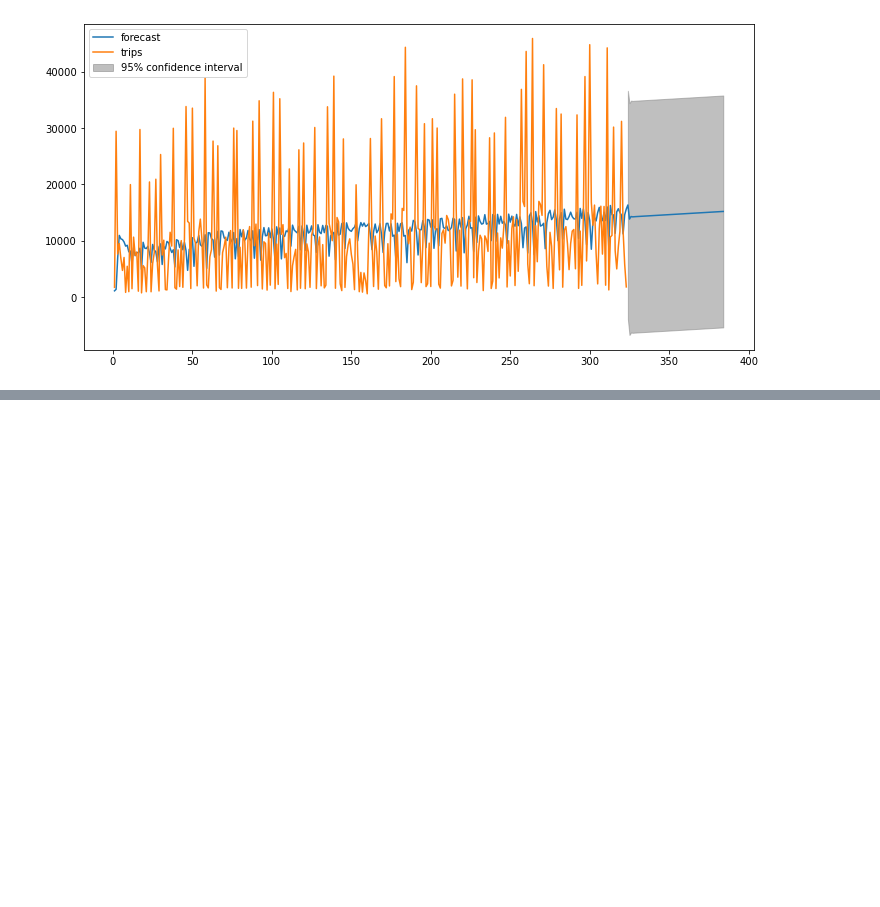
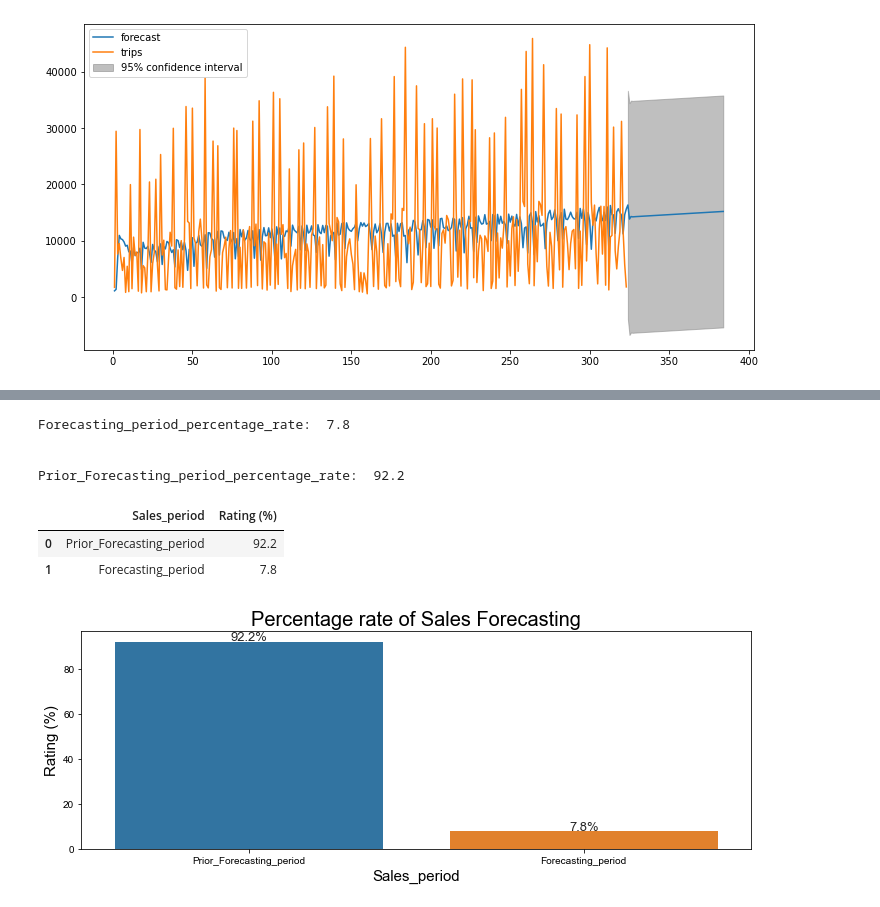
Before and after one commit to Ben-20/Uber-Trips-Forecasting, a Jupyter notebook: Uber_Trips_forecasting.ipynb, the cells around one changed output, grey strips where cells are left out. Saved outputs shown, nothing was run; the diff lists cells and outputs as text; code cells hidden in the pictures; blank space fills up the shorter version.

```diff
--- a/Uber_Trips_forecasting.ipynb
+++ b/Uber_Trips_forecasting.ipynb
@@ -164,0 +177,33 @@ result.plot_predict(1, 384);
+# %%
+print('Forecasting_period_percentage_rate: ', Forecasting_period_percentage_rate)
+print('\n')
+print('Prior_Forecasting_period_percentage_rate: ', Prior_Forecasting_period_percentage_rate)
+# %% [output]
+Forecasting_period_percentage_rate:  7.8
+
+
+Prior_Forecasting_period_percentage_rate:  92.2
+# %%
+result = pd.DataFrame({'Sales_period': ['Prior_Forecasting_period', 'Forecasting_period'],
+                      'Rating (%)': [92.2, 7.8]})
+# %%
+result
+# %% [output]
+|  | Sales_period | Rating (%) |
+| 0 | Prior_Forecasting_period | 92.2 |
+| 1 | Forecasting_period | 7.8 |
+# %%
+plt.figure(figsize = (12, 4))
+ax = sns.barplot(x = 'Sales_period', y = 'Rating (%)', data = result)
+plt.title('Percentage rate of Sales Forecasting', fontsize = 20)
+plt.xlabel('Sales_period', fontsize = 15)
+plt.ylabel('Rating (%)', fontsize = 15)
+sns.set_style('darkgrid')
+
+for p in ax.patches:
+    percentage = '{:.1f}%'.format(p.get_height())
+    x = p.get_x() + p.get_width()/ 2
+    y = p.get_height() + 0.5
+    ax.annotate(percentage, (x, y), ha = 'center', size = 13)
+# %% [output]
+[figure, added]
```
Also changed, not shown: parts of 8 cells of this notebook.
